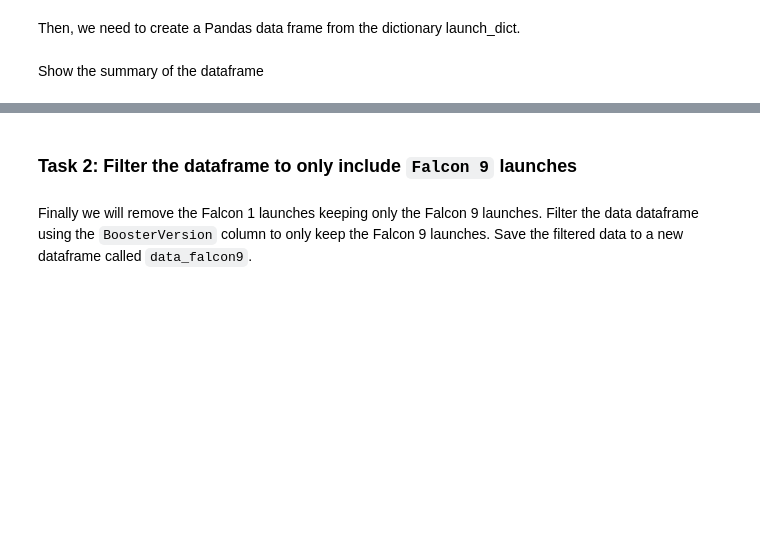
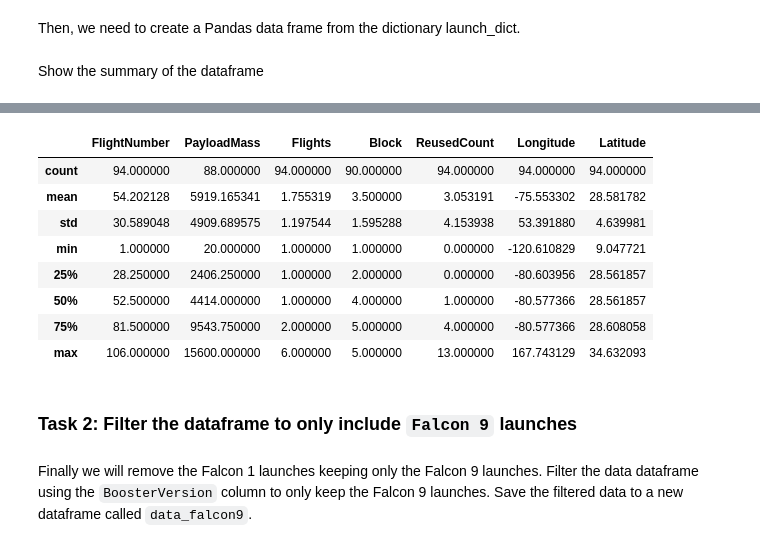
Before and after one commit to emmanuelani/ibm_ds_capstone, a Jupyter notebook: jupyter-labs-spacex-data-collection-api.ipynb, the cells around one changed output, grey strips where cells are left out. Saved outputs shown, nothing was run; the diff lists cells and outputs as text; code cells hidden in the pictures; blank space fills up the shorter version.

```diff
--- a/jupyter-labs-spacex-data-collection-api.ipynb
+++ b/jupyter-labs-spacex-data-collection-api.ipynb
@@ -147,6 +148,8 @@ response.status_code
 # %% [markdown]
 Now we decode the response content as a Json using <code>.json()</code> and turn it into a Pandas dataframe using <code>.json_normalize()</code>
 # %%
-# Use json_normalize meethod to convert the json result into a dataframe
+# Use json_normalize method to convert the json result into a dataframe
 
-type(response.json())
+response_ = json.loads(response.content)
+
+data = pd.json_normalize(response_)
@@ -252,7 +271,11 @@ launch_dict = {'FlightNumber': list(data['flight_number']),
 Then, we need to create a Pandas data frame from the dictionary launch_dict.
 # %%
 # Create a data from launch_dict
+launch_df = pd.DataFrame(launch_dict)
 # %% [markdown]
 Show the summary of the dataframe
 # %%
 # Show the head of the dataframe
+display(launch_df.head())
+launch_df.describe()
+# %% [output]
@@ -259,3 +288,12 @@ Show the summary of the dataframe
+|  | FlightNumber | PayloadMass | Flights | Block | ReusedCount | Longitude | Latitude |
+| count | 94.000000 | 88.000000 | 94.000000 | 90.000000 | 94.000000 | 94.000000 | 94.000000 |
+| mean | 54.202128 | 5919.165341 | 1.755319 | 3.500000 | 3.053191 | -75.553302 | 28.581782 |
+| std | 30.589048 | 4909.689575 | 1.197544 | 1.595288 | 4.153938 | 53.391880 | 4.639981 |
+| min | 1.000000 | 20.000000 | 1.000000 | 1.000000 | 0.000000 | -120.610829 | 9.047721 |
+| 25% | 28.250000 | 2406.250000 | 1.000000 | 2.000000 | 0.000000 | -80.603956 | 28.561857 |
+| 50% | 52.500000 | 4414.000000 | 1.000000 | 4.000000 | 1.000000 | -80.577366 | 28.561857 |
+| 75% | 81.500000 | 9543.750000 | 2.000000 | 5.000000 | 4.000000 | -80.577366 | 28.608058 |
+| max | 106.000000 | 15600.000000 | 6.000000 | 5.000000 | 13.000000 | 167.743129 | 34.632093 |
 # %% [markdown]
 ### Task 2: Filter the dataframe to only include `Falcon 9` launches
 # %% [markdown]
```
Also changed, not shown: parts of 14 cells of this notebook.
